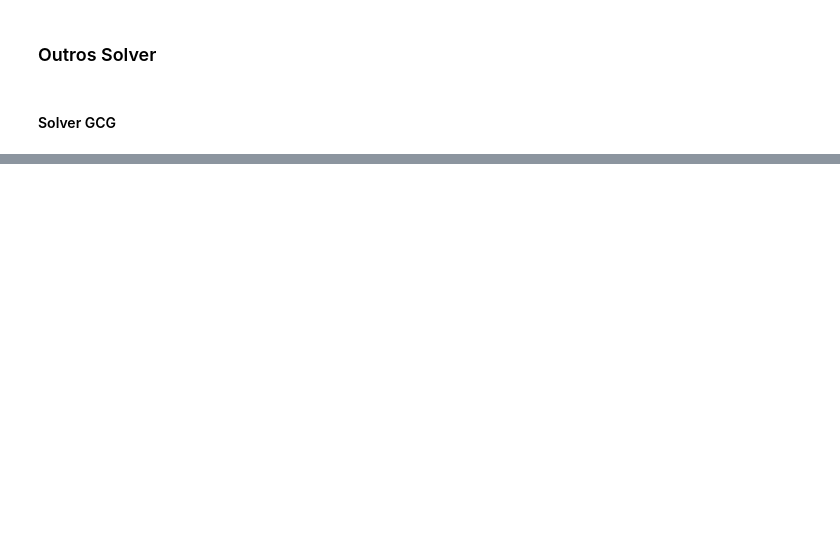
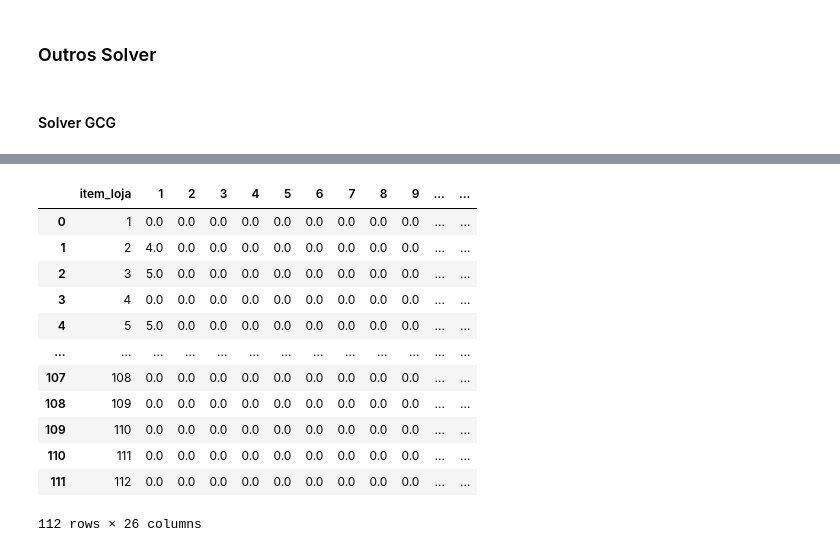
Before and after one commit to CandaPin/Resolucao_Problemas, a Jupyter notebook: 02-Notebook/02-cqavp-AMPL-Bin_packing.ipynb, the cells around one changed output, grey strips where cells are left out. Saved outputs shown, nothing was run; the diff lists cells and outputs as text; code cells hidden in the pictures; blank space fills up the shorter version.

```diff
--- a/02-Notebook/02-cqavp-AMPL-Bin_packing.ipynb
+++ b/02-Notebook/02-cqavp-AMPL-Bin_packing.ipynb
@@ -1784,0 +2314,19 @@ número de caixas: 25
+# %%
+df_agrupamento_loja1 = e_s5.query('Loja == 1').pivot_table(index='item_loja', columns='caixa', values='valor_multiplo', fill_value=0)
+df_agrupamento_loja1 = df_agrupamento_loja1.reset_index()
+df_agrupamento_loja1.columns.name = None
+df_agrupamento_loja1 # as colunas são as caixas
+# %% [output]
+|  | item_loja | 1 | 2 | 3 | 4 | 5 | 6 | 7 | 8 | 9 | ... | ... |
+| 0 | 1 | 0.0 | 0.0 | 0.0 | 0.0 | 0.0 | 0.0 | 0.0 | 0.0 | 0.0 | ... | ... |
+| 1 | 2 | 4.0 | 0.0 | 0.0 | 0.0 | 0.0 | 0.0 | 0.0 | 0.0 | 0.0 | ... | ... |
+| 2 | 3 | 5.0 | 0.0 | 0.0 | 0.0 | 0.0 | 0.0 | 0.0 | 0.0 | 0.0 | ... | ... |
+| 3 | 4 | 0.0 | 0.0 | 0.0 | 0.0 | 0.0 | 0.0 | 0.0 | 0.0 | 0.0 | ... | ... |
+| 4 | 5 | 5.0 | 0.0 | 0.0 | 0.0 | 0.0 | 0.0 | 0.0 | 0.0 | 0.0 | ... | ... |
+| ... | ... | ... | ... | ... | ... | ... | ... | ... | ... | ... | ... | ... |
+| 107 | 108 | 0.0 | 0.0 | 0.0 | 0.0 | 0.0 | 0.0 | 0.0 | 0.0 | 0.0 | ... | ... |
+| 108 | 109 | 0.0 | 0.0 | 0.0 | 0.0 | 0.0 | 0.0 | 0.0 | 0.0 | 0.0 | ... | ... |
+| 109 | 110 | 0.0 | 0.0 | 0.0 | 0.0 | 0.0 | 0.0 | 0.0 | 0.0 | 0.0 | ... | ... |
+| 110 | 111 | 0.0 | 0.0 | 0.0 | 0.0 | 0.0 | 0.0 | 0.0 | 0.0 | 0.0 | ... | ... |
+| 111 | 112 | 0.0 | 0.0 | 0.0 | 0.0 | 0.0 | 0.0 | 0.0 | 0.0 | 0.0 | ... | ... |
+112 rows × 26 columns
```
Also changed, not shown: parts of 68 cells of this notebook, 1 other file.
